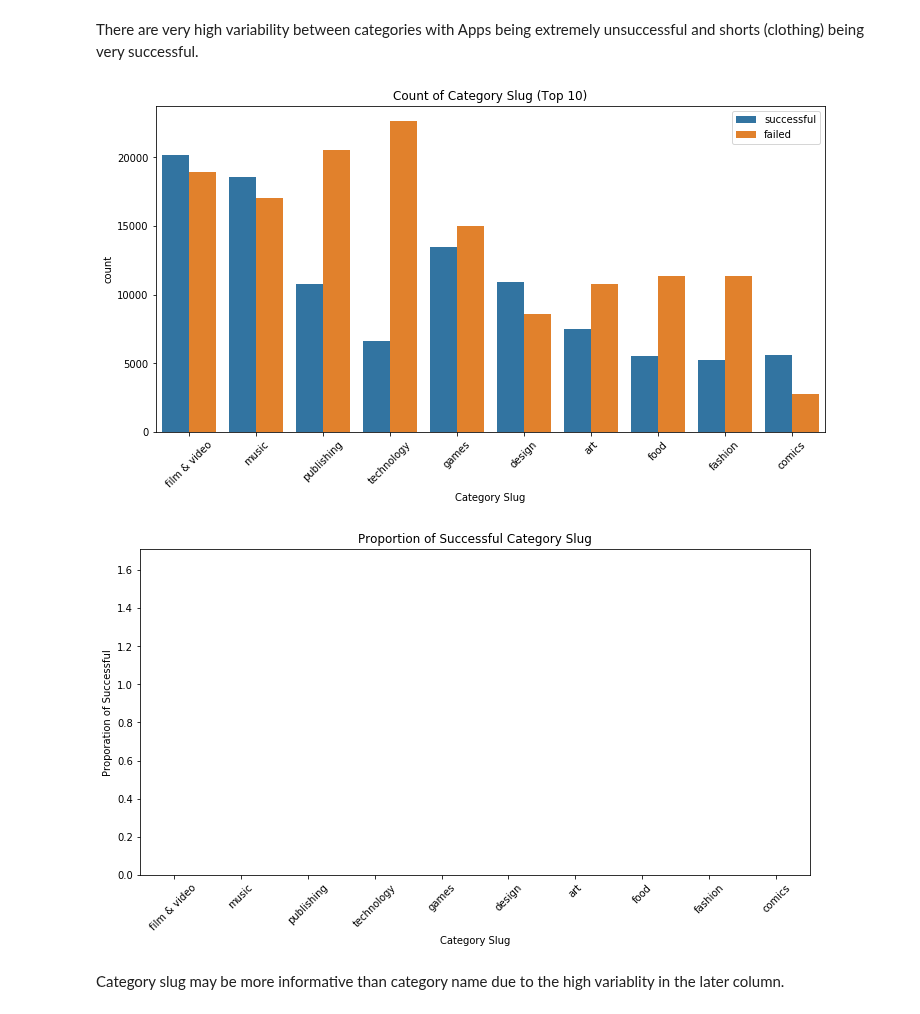
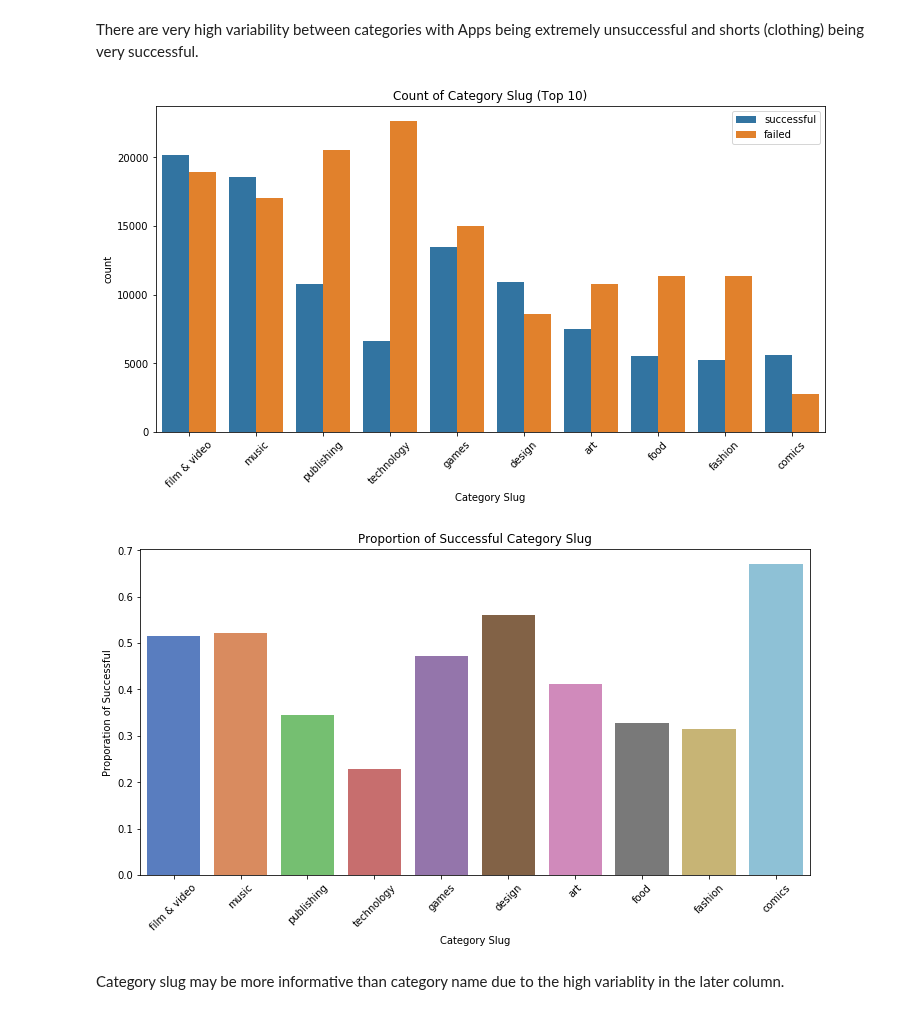
Before and after one commit to dwitten392/Springboard---DW, a Jupyter notebook: Capstone 1 - Kickstarter/Kickstarter Projects - Cleaning and Visualization.ipynb, the cells around one changed output. Cells and saved outputs as stored; diff of their text form; code cells hidden in the pictures.

```diff
--- a/Capstone 1 - Kickstarter/Kickstarter Projects - Cleaning and Visualization.ipynb
+++ b/Capstone 1 - Kickstarter/Kickstarter Projects - Cleaning and Visualization.ipynb
@@ -733,25 +733,25 @@ There are very high variability between categories with Apps being extremely uns
 # %%
 fig = plt.figure(figsize = (12, 6))
 chart = sns.countplot(x = 'category_slug', hue = 'binary_state', data = cleaned_data, order=cleaned_data.category_slug.value_counts().iloc[:10].index)
 chart.set_xticklabels(chart.get_xticklabels(), rotation=45)
 plt.legend(title ='')
 plt.xlabel('Category Slug')
 plt.title("Count of Category Slug (Top 10)")
 plt.show()
 
 #probability distribution
-y = (cleaned_data['category_slug'].loc[cleaned_data['binary_state'] == True].value_counts())/(cleaned_data['category_slug'].value_counts())
+y = (cleaned_data['category_slug'].loc[cleaned_data['binary_state'] == 'successful'].value_counts())/(cleaned_data['category_slug'].value_counts())
 y = y.sort_values(ascending = False)
 fig=plt.figure(figsize=(12,6))
 ax = sns.barplot(x = y.index, y = y, order=cleaned_data.category_slug.value_counts().iloc[:10].index, palette = 'muted')
 ax.set_xticklabels(ax.get_xticklabels(), rotation=45)
 plt.xlabel('Category Slug')
 plt.ylabel('Proporation of Successful')
 plt.title('Proportion of Successful Category Slug')
 plt.show()
 # %% [output]
 [figure]
-[figure, old version]
+[figure, new version]
 # %% [markdown]
 Category slug may be more informative than category name due to the high variablity in the later column.
 # %%
```
Also changed, not shown: parts of 3 cells of this notebook.
